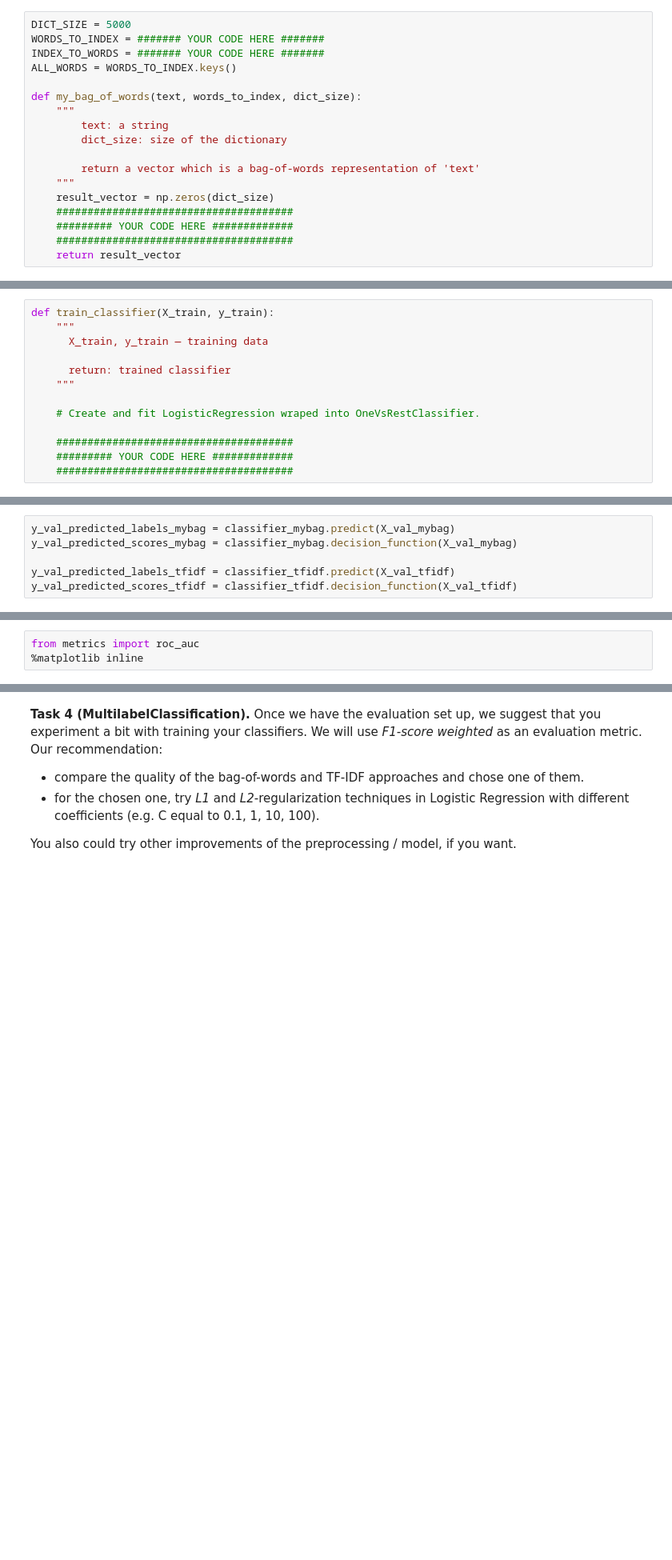
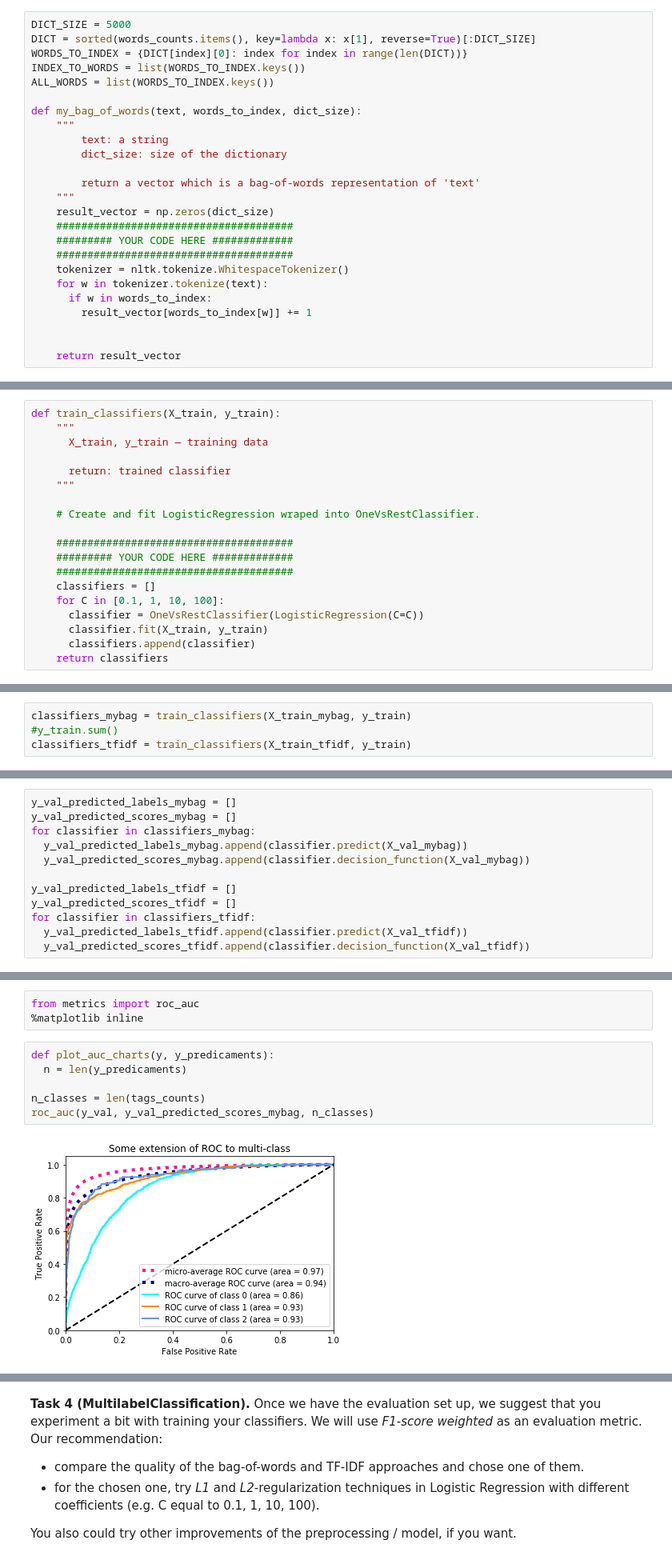
Before and after one commit to szalai1/random-projects, a Jupyter notebook: coursera/nlp/week1_MultilabelClassification.ipynb, the cells around one changed output, grey strips where cells are left out. Shown at 80% size. Saved outputs shown, nothing was run; the diff lists cells and outputs as text; blank space fills up the shorter version.

```diff
--- a/coursera/nlp/week1_MultilabelClassification.ipynb
+++ b/coursera/nlp/week1_MultilabelClassification.ipynb
@@ -182,9 +233,10 @@ The resulting vector will be
 Implement the described encoding in the function *my_bag_of_words* with the size of the dictionary equals to 5000. To find the most common words use train data. You can test your code using the function *test_my_bag_of_words*.
 # %%
 DICT_SIZE = 5000
-WORDS_TO_INDEX = ####### YOUR CODE HERE #######
-INDEX_TO_WORDS = ####### YOUR CODE HERE #######
-ALL_WORDS = WORDS_TO_INDEX.keys()
+DICT = sorted(words_counts.items(), key=lambda x: x[1], reverse=True)[:DICT_SIZE]
+WORDS_TO_INDEX = {DICT[index][0]: index for index in range(len(DICT))}
+INDEX_TO_WORDS = list(WORDS_TO_INDEX.keys())
+ALL_WORDS = list(WORDS_TO_INDEX.keys())
 
 def my_bag_of_words(text, words_to_index, dict_size):
     """
@@ -197,6 +249,12 @@ def my_bag_of_words(text, words_to_index, dict_size):
     ######################################
     ######### YOUR CODE HERE #############
     ######################################
+    tokenizer = nltk.tokenize.WhitespaceTokenizer()
+    for w in tokenizer.tokenize(text):
+      if w in words_to_index:
+        result_vector[words_to_index[w]] += 1
+
+
     return result_vector
 # %%
 def test_my_bag_of_words():
@@ -286,7 +360,7 @@ Implement the function *train_classifier* for training a classifier. In this tas
 from sklearn.multiclass import OneVsRestClassifier
 from sklearn.linear_model import LogisticRegression, RidgeClassifier
 # %%
-def train_classifier(X_train, y_train):
+def train_classifiers(X_train, y_train):
     """
       X_train, y_train — training data
 
@@ -298,5 +372,11 @@ def train_classifier(X_train, y_train):
     ######################################
     ######### YOUR CODE HERE #############
     ######################################
+    classifiers = []
+    for C in [0.1, 1, 10, 100]:
+      classifier = OneVsRestClassifier(LogisticRegression(C=C))
+      classifier.fit(X_train, y_train)
+      classifiers.append(classifier)
+    return classifiers
 # %% [markdown]
 Train the classifiers for different data transformations: *bag-of-words* and *tf-idf*.
@@ -306,8 +383,18 @@ classifier_tfidf = train_classifier(X_train_tfidf, y_train)
+# %%
+classifiers_mybag = train_classifiers(X_train_mybag, y_train)
+#y_train.sum()
+classifiers_tfidf = train_classifiers(X_train_tfidf, y_train)
 # %% [markdown]
 Now you can create predictions for the data. You will need two types of predictions: labels and scores.
 # %%
-y_val_predicted_labels_mybag = classifier_mybag.predict(X_val_mybag)
-y_val_predicted_scores_mybag = classifier_mybag.decision_function(X_val_mybag)
+y_val_predicted_labels_mybag = []
+y_val_predicted_scores_mybag = []
+for classifier in classifiers_mybag:
+  y_val_predicted_labels_mybag.append(classifier.predict(X_val_mybag))
+  y_val_predicted_scores_mybag.append(classifier.decision_function(X_val_mybag))
 
-y_val_predicted_labels_tfidf = classifier_tfidf.predict(X_val_tfidf)
-y_val_predicted_scores_tfidf = classifier_tfidf.decision_function(X_val_tfidf)
+y_val_predicted_labels_tfidf = []
+y_val_predicted_scores_tfidf = []
+for classifier in classifiers_tfidf:
+  y_val_predicted_labels_tfidf.append(classifier.predict(X_val_tfidf))
+  y_val_predicted_scores_tfidf.append(classifier.decision_function(X_val_tfidf))
@@ -364,5 +535,13 @@ You might also want to plot some generalization of the [ROC curve](http://scikit
 # %%
 from metrics import roc_auc
 %matplotlib inline
+# %%
+def plot_auc_charts(y, y_predicaments):
+  n = len(y_predicaments)
+
+n_classes = len(tags_counts)
+roc_auc(y_val, y_val_predicted_scores_mybag, n_classes)
+# %% [output]
+[figure, added]
 # %%
 n_classes = len(tags_counts)
```
Also changed, not shown: parts of 31 cells of this notebook.
